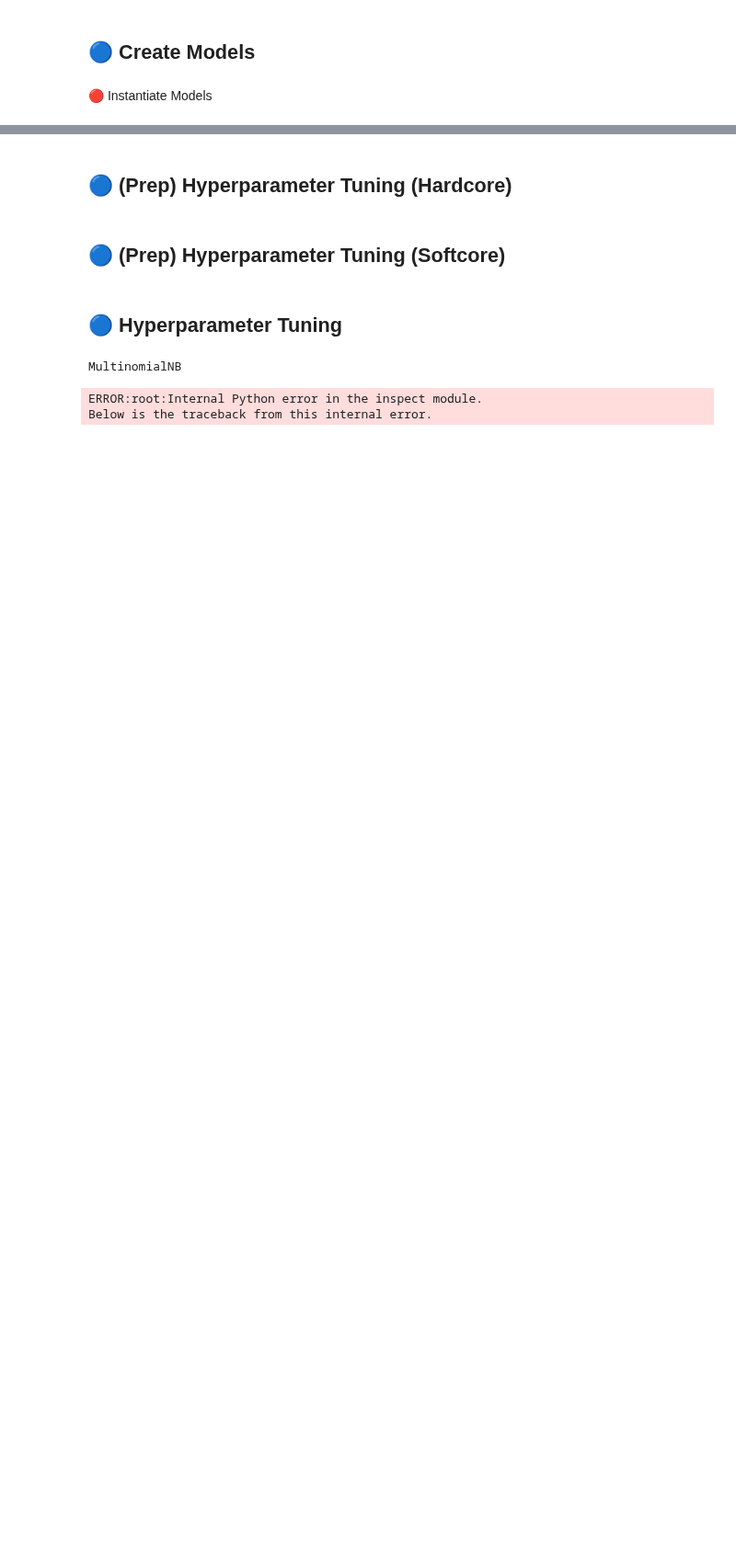
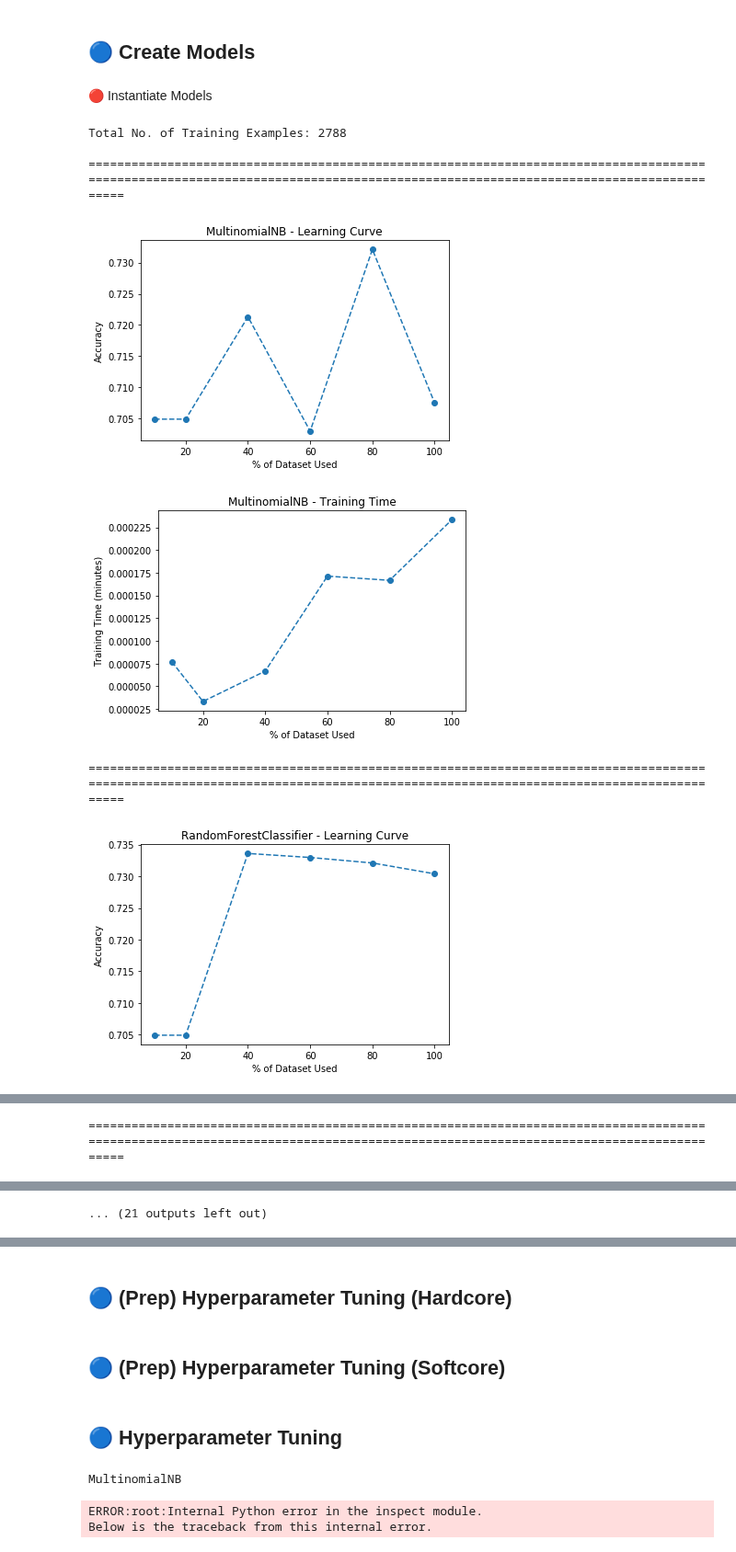
Before and after one commit to johngeorgousis/jet-classifier, a Jupyter notebook: 3SKLEARN.ipynb, the cells around one changed output, grey strips where cells are left out. Shown at 92% size. Cells and saved outputs as stored; diff of their text form; code cells hidden in the pictures; blank space fills up the shorter version.

```diff
--- a/3SKLEARN.ipynb
+++ b/3SKLEARN.ipynb
@@ -37,3 +55,13 @@ Test:  (30000, 1600) (30000,)
 ## 🔵 Create Models
 # %% [markdown]
 🔴 Instantiate Models
+# %%
+learning_curve_sklearn(models, train_examples, train_labels, val_examples, val_labels)
+# %% [output]
+Total No. of Training Examples: 2788
+
+=================================================================================================================================================================================
+[figure, added]
+[figure, added]
+=================================================================================================================================================================================
+[figure, added]
@@ -39,0 +69 @@ Test:  (30000, 1600) (30000,)
+=================================================================================================================================================================================
@@ -39,0 +75 @@ Test:  (30000, 1600) (30000,)
+... (21 outputs left out)
```
Also changed, not shown: parts of 18 cells of this notebook, 6 other files.
